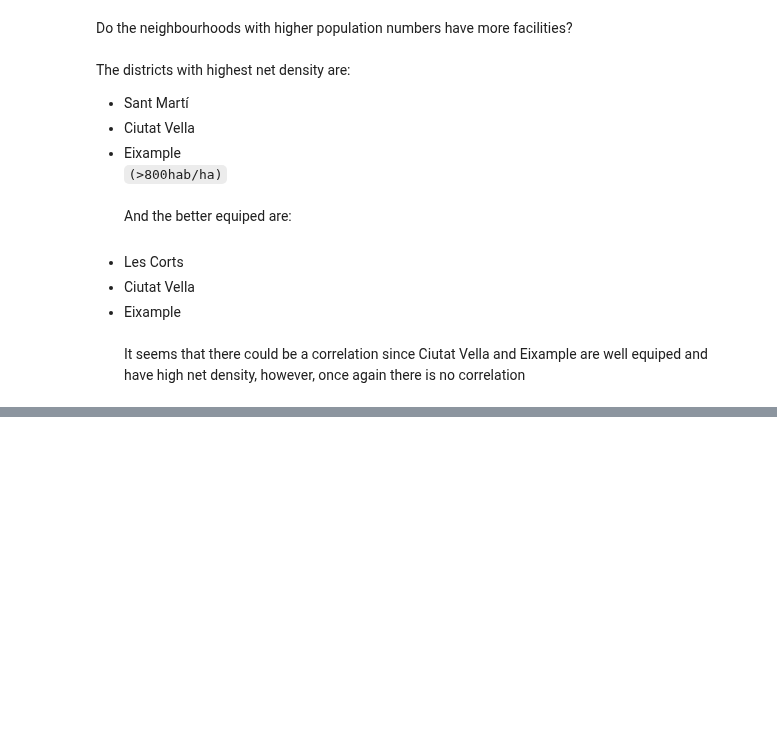
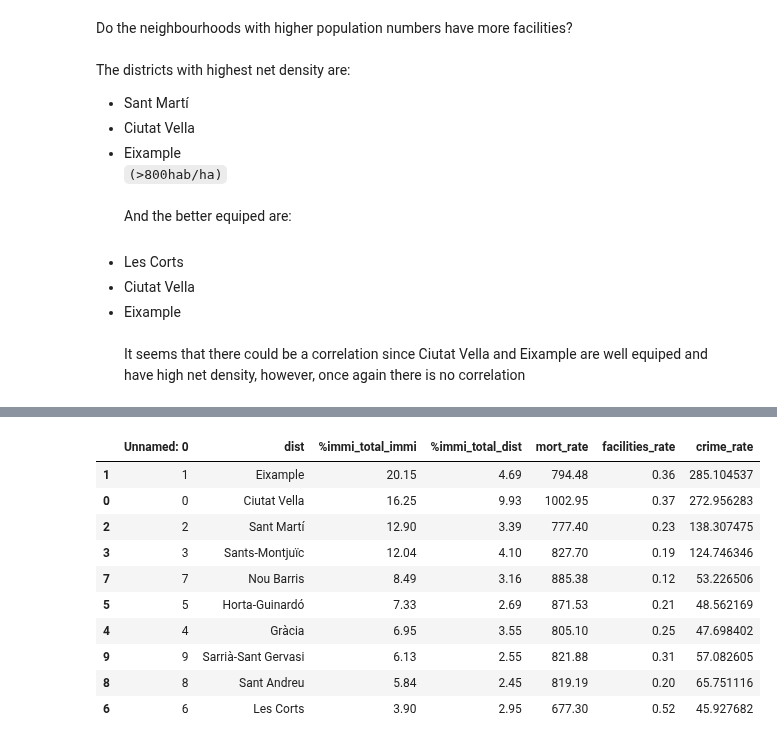
Before and after one commit to ta-data-bcn/Project-Week-2-Barcelona, a Jupyter notebook: your-project/District_quality-analysis.ipynb, the cells around one changed output, grey strips where cells are left out. Drawn from its saved outputs; the diff is of its cells as text; code cells hidden in the pictures; blank space fills up the shorter version.

```diff
--- a/your-project/District_quality-analysis.ipynb
+++ b/your-project/District_quality-analysis.ipynb
@@ -687,3 +687,5 @@ And the better equiped are:<br><br>
 - Eixample
 <br><br>
 It seems that there could be a correlation since Ciutat Vella and Eixample are well equiped and have high net density, however, once again there is no correlation
+# %%
+immigrants=pd.read_csv("../datasets/Data_filtered/comparison_table.csv")
@@ -689,0 +701,14 @@ It seems that there could be a correlation since Ciutat Vella and Eixample are w
+# %%
+immigrants.sort_values("%immi_total_immi",ascending=False)
+# %% [output]
+|  | Unnamed: 0 | dist | %immi_total_immi | %immi_total_dist | mort_rate | facilities_rate | crime_rate |
+| 1 | 1 | Eixample | 20.15 | 4.69 | 794.48 | 0.36 | 285.104537 |
+| 0 | 0 | Ciutat Vella | 16.25 | 9.93 | 1002.95 | 0.37 | 272.956283 |
+| 2 | 2 | Sant Martí | 12.90 | 3.39 | 777.40 | 0.23 | 138.307475 |
+| 3 | 3 | Sants-Montjuïc | 12.04 | 4.10 | 827.70 | 0.19 | 124.746346 |
+| 7 | 7 | Nou Barris | 8.49 | 3.16 | 885.38 | 0.12 | 53.226506 |
+| 5 | 5 | Horta-Guinardó | 7.33 | 2.69 | 871.53 | 0.21 | 48.562169 |
+| 4 | 4 | Gràcia | 6.95 | 3.55 | 805.10 | 0.25 | 47.698402 |
+| 9 | 9 | Sarrià-Sant Gervasi | 6.13 | 2.55 | 821.88 | 0.31 | 57.082605 |
+| 8 | 8 | Sant Andreu | 5.84 | 2.45 | 819.19 | 0.20 | 65.751116 |
+| 6 | 6 | Les Corts | 3.90 | 2.95 | 677.30 | 0.52 | 45.927682 |
```
Also changed, not shown: parts of 14 cells of this notebook.
